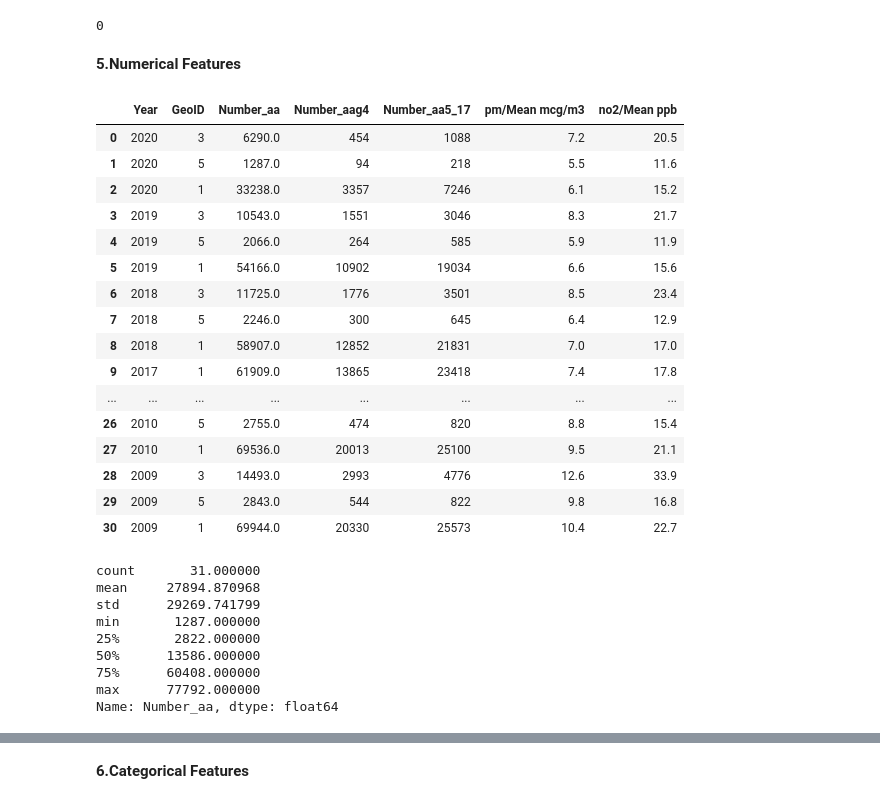
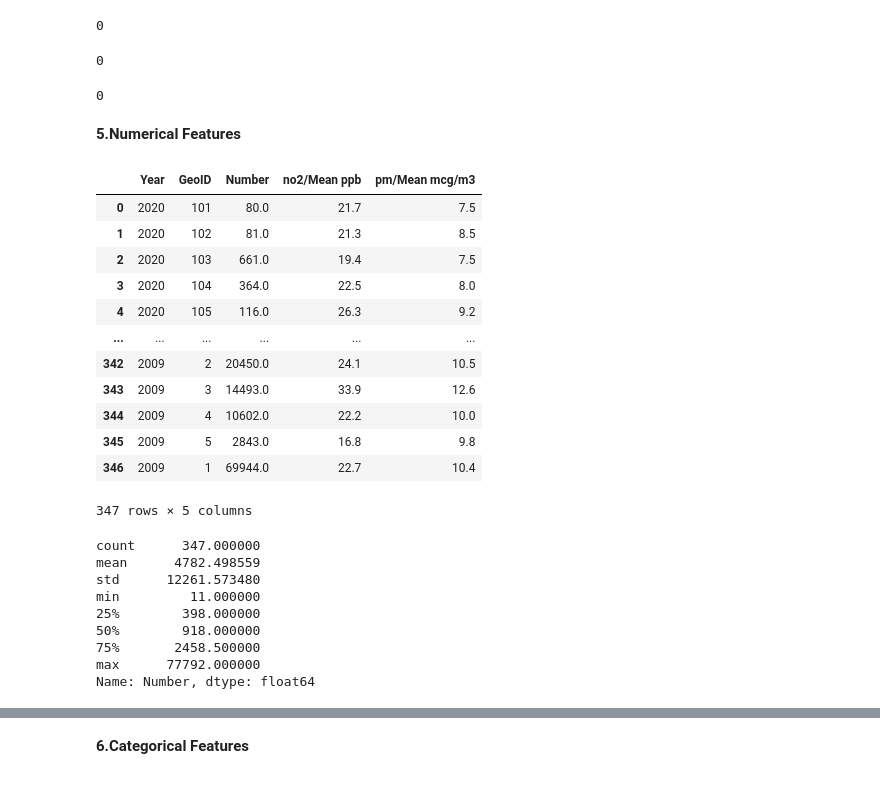
Before and after one commit to Mary080102/Capston-Two, a Jupyter notebook: Air quality Capston- Data wrangling-01.ipynb, the cells around one changed output, grey strips where cells are left out. Cells and saved outputs as stored; diff of their text form; code cells hidden in the pictures.

```diff
--- a/Air quality Capston- Data wrangling-01.ipynb
+++ b/Air quality Capston- Data wrangling-01.ipynb
@@ -653,6 +619,7 @@ no.head()
 # %% [markdown]
 **4.Joining Data**
 # %%
-merge1=pd.merge(aa,aag4, on=["Year", "GeoType", "GeoID"], how="inner")
+aa_no=pd.merge(aa,no, on=["Year", "GeoType", "GeoID"], how="inner")
 # %%
-merge2= pd.merge(merge1,aa5_17, on=["Year", "GeoType", "GeoID"], how="inner")
+aa_no_pm= pd.merge(aa_no,pm, on=["Year", "GeoType", "GeoID"], how="inner")
+aa_no_pm
@@ -674,0 +640,4 @@ pm2_5['Year'] = pm2_5['Year'].astype(int)
+# %%
+# Removing unneccessary Columns
+aa_no_pm= aa_no_pm.drop(['Geography_x','Geography_y'],axis=1)
+aa_no_pm
@@ -688,5 +732,5 @@ merge4.head()
 # %%
 # Rename some of column's name
-merge4= merge4.rename(columns={"Number_x":"Number_aa",
-                               "Number_y":"Number_aag4",
-                              "Number":"Number_aa5_17","Mean mcg/m3":"pm/Mean mcg/m3","Mean ppb":"no2/Mean ppb"})
+aag4_no_pm= aag4_no_pm.rename(columns={"Mean mcg/m3":"pm/Mean mcg/m3","Mean ppb":"no2/Mean ppb"})
+aa_no_pm=aa_no_pm.rename(columns={"Mean mcg/m3":"pm/Mean mcg/m3","Mean ppb":"no2/Mean ppb"})
+aa5_17_no_pm=aa5_17_no_pm.rename(columns={"Mean mcg/m3":"pm/Mean mcg/m3","Mean ppb":"no2/Mean ppb"})
@@ -757,38 +828,42 @@ merge4.duplicated().sum()
 # %% [output]
 0
+# %%
+aag4_no_pm.duplicated().sum()
+# %% [output]
+0
+# %%
+aa_no_pm.duplicated().sum()
+# %% [output]
+0
 # %% [markdown]
 **5.Numerical Features**
 # %%
 # Filter columns with number data to claculate some statistic such as: mean,max,min,...
-merge4.select_dtypes(include=["number"])
+aa_no_pm.select_dtypes(include=["number"])
 # %% [output]
-|  | Year | GeoID | Number_aa | Number_aag4 | Number_aa5_17 | pm/Mean mcg/m3 | no2/Mean ppb |
-| 0 | 2020 | 3 | 6290.0 | 454 | 1088 | 7.2 | 20.5 |
-| 1 | 2020 | 5 | 1287.0 | 94 | 218 | 5.5 | 11.6 |
-| 2 | 2020 | 1 | 33238.0 | 3357 | 7246 | 6.1 | 15.2 |
-| 3 | 2019 | 3 | 10543.0 | 1551 | 3046 | 8.3 | 21.7 |
-| 4 | 2019 | 5 | 2066.0 | 264 | 585 | 5.9 | 11.9 |
-| 5 | 2019 | 1 | 54166.0 | 10902 | 19034 | 6.6 | 15.6 |
-| 6 | 2018 | 3 | 11725.0 | 1776 | 3501 | 8.5 | 23.4 |
-| 7 | 2018 | 5 | 2246.0 | 300 | 645 | 6.4 | 12.9 |
-| 8 | 2018 | 1 | 58907.0 | 12852 | 21831 | 7.0 | 17.0 |
-| 9 | 2017 | 1 | 61909.0 | 13865 | 23418 | 7.4 | 17.8 |
-| ... | ... | ... | ... | ... | ... | ... | ... |
-| 26 | 2010 | 5 | 2755.0 | 474 | 820 | 8.8 | 15.4 |
-| 27 | 2010 | 1 | 69536.0 | 20013 | 25100 | 9.5 | 21.1 |
-| 28 | 2009 | 3 | 14493.0 | 2993 | 4776 | 12.6 | 33.9 |
-| 29 | 2009 | 5 | 2843.0 | 544 | 822 | 9.8 | 16.8 |
-| 30 | 2009 | 1 | 69944.0 | 20330 | 25573 | 10.4 | 22.7 |
+|  | Year | GeoID | Number | no2/Mean ppb | pm/Mean mcg/m3 |
+| 0 | 2020 | 101 | 80.0 | 21.7 | 7.5 |
+| 1 | 2020 | 102 | 81.0 | 21.3 | 8.5 |
+| 2 | 2020 | 103 | 661.0 | 19.4 | 7.5 |
+| 3 | 2020 | 104 | 364.0 | 22.5 | 8.0 |
+| 4 | 2020 | 105 | 116.0 | 26.3 | 9.2 |
+| ... | ... | ... | ... | ... | ... |
+| 342 | 2009 | 2 | 20450.0 | 24.1 | 10.5 |
+| 343 | 2009 | 3 | 14493.0 | 33.9 | 12.6 |
+| 344 | 2009 | 4 | 10602.0 | 22.2 | 10.0 |
+| 345 | 2009 | 5 | 2843.0 | 16.8 | 9.8 |
+| 346 | 2009 | 1 | 69944.0 | 22.7 | 10.4 |
+347 rows × 5 columns
 # %%
 #Creat descriptive statistics of number of asthma for adults
-merge4["Number_aa"].describe()
+aa_no_pm["Number"].describe()
 # %% [output]
-count       31.000000
-mean     27894.870968
-std      29269.741799
-min       1287.000000
-25%       2822.000000
-50%      13586.000000
-75%      60408.000000
+count      347.000000
+mean      4782.498559
+std      12261.573480
+min         11.000000
+25%        398.000000
+50%        918.000000
+75%       2458.500000
 max      77792.000000
-Name: Number_aa, dtype: float64
+Name: Number, dtype: float64
```
Also changed, not shown: parts of 40 cells of this notebook.
